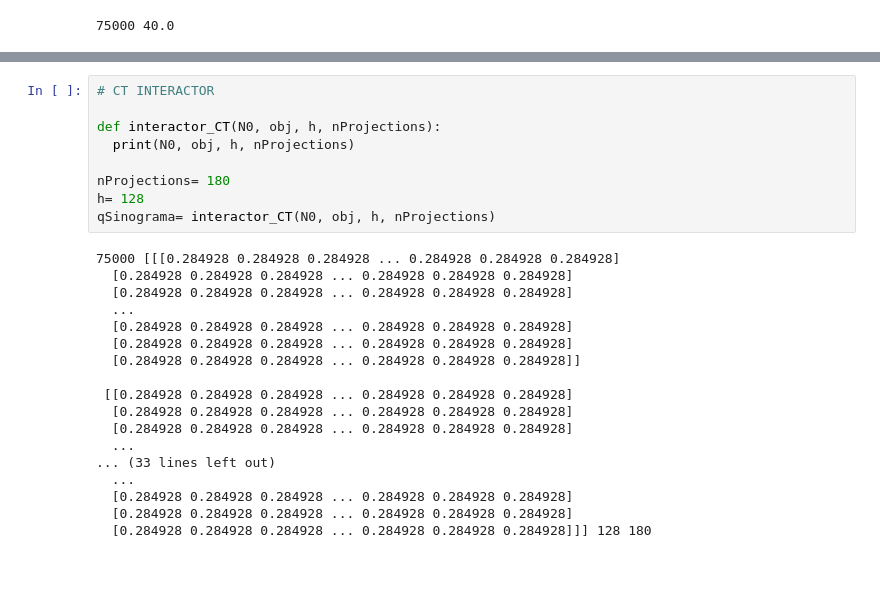
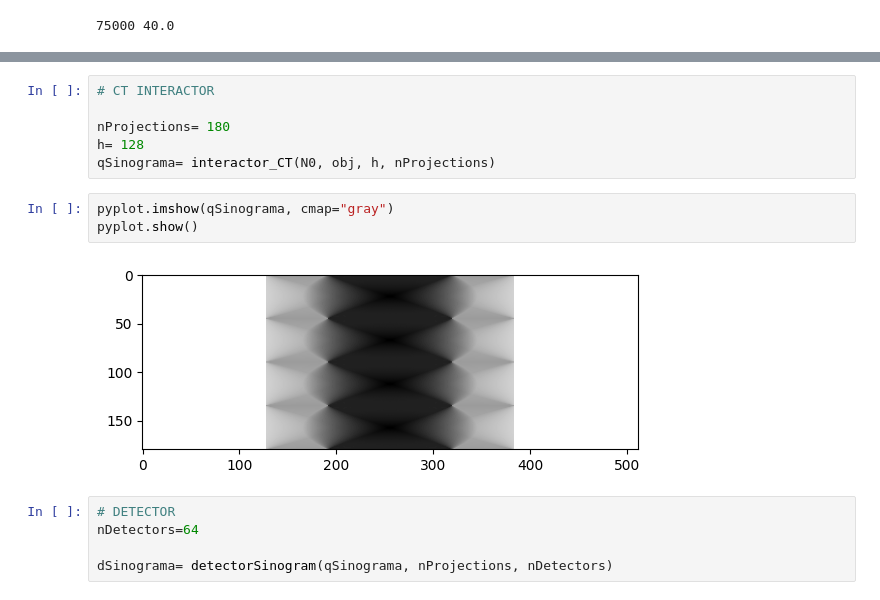
Before and after one commit to Leo00010011/IPBMI_Notebooks, a Jupyter notebook: E7/IPBMA_7_CT Sinogram.ipynb, the cells around one changed output, grey strips where cells are left out. Cells and saved outputs as stored; diff of their text form; blank space fills up the shorter version.

```diff
--- a/E7/IPBMA_7_CT Sinogram.ipynb
+++ b/E7/IPBMA_7_CT Sinogram.ipynb
@@ -37,27 +39,16 @@ obj= cube_phantom_h(edge_size, eE)
 # %%
 # CT INTERACTOR
-
-def interactor_CT(N0, obj, h, nProjections):
-  print(N0, obj, h, nProjections)
 
 nProjections= 180
 h= 128
 qSinograma= interactor_CT(N0, obj, h, nProjections)
-# %% [output]
-75000 [[[0.284928 0.284928 0.284928 ... 0.284928 0.284928 0.284928]
-  [0.284928 0.284928 0.284928 ... 0.284928 0.284928 0.284928]
-  [0.284928 0.284928 0.284928 ... 0.284928 0.284928 0.284928]
-  ...
-  [0.284928 0.284928 0.284928 ... 0.284928 0.284928 0.284928]
-  [0.284928 0.284928 0.284928 ... 0.284928 0.284928 0.284928]
-  [0.284928 0.284928 0.284928 ... 0.284928 0.284928 0.284928]]
-
- [[0.284928 0.284928 0.284928 ... 0.284928 0.284928 0.284928]
-  [0.284928 0.284928 0.284928 ... 0.284928 0.284928 0.284928]
-  [0.284928 0.284928 0.284928 ... 0.284928 0.284928 0.284928]
-  ...
-... (33 lines left out)
-  ...
-  [0.284928 0.284928 0.284928 ... 0.284928 0.284928 0.284928]
-  [0.284928 0.284928 0.284928 ... 0.284928 0.284928 0.284928]
-  [0.284928 0.284928 0.284928 ... 0.284928 0.284928 0.284928]]] 128 180
+# %%
+pyplot.imshow(qSinograma, cmap="gray")
+pyplot.show()
+# %% [output]
+[figure, added]
+# %%
+# DETECTOR
+nDetectors=64
+
+dSinograma= detectorSinogram(qSinograma, nProjections, nDetectors)
```
Also changed, not shown: parts of 13 cells of this notebook, 7 other files.
